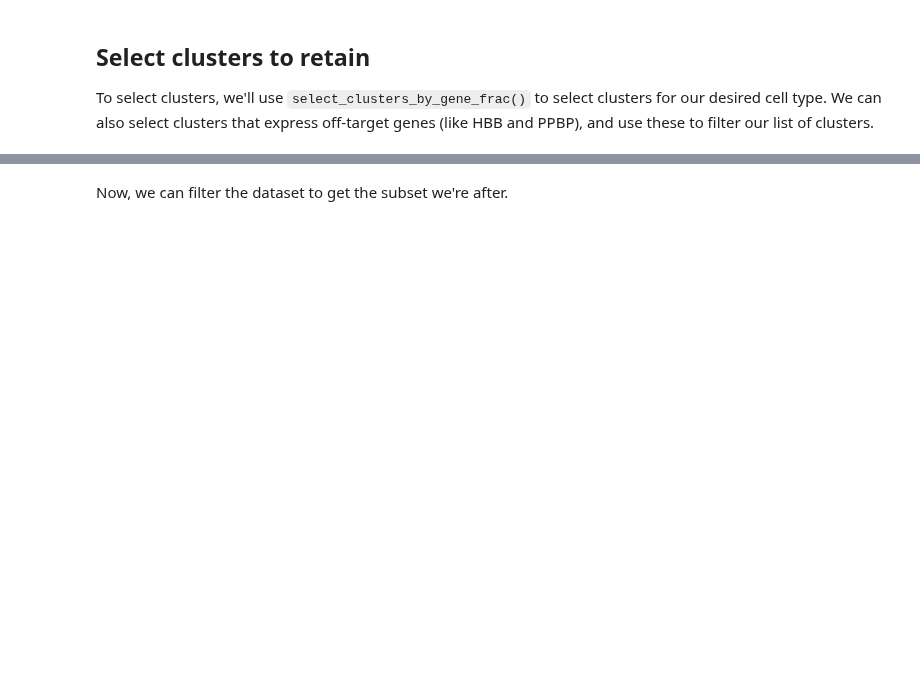
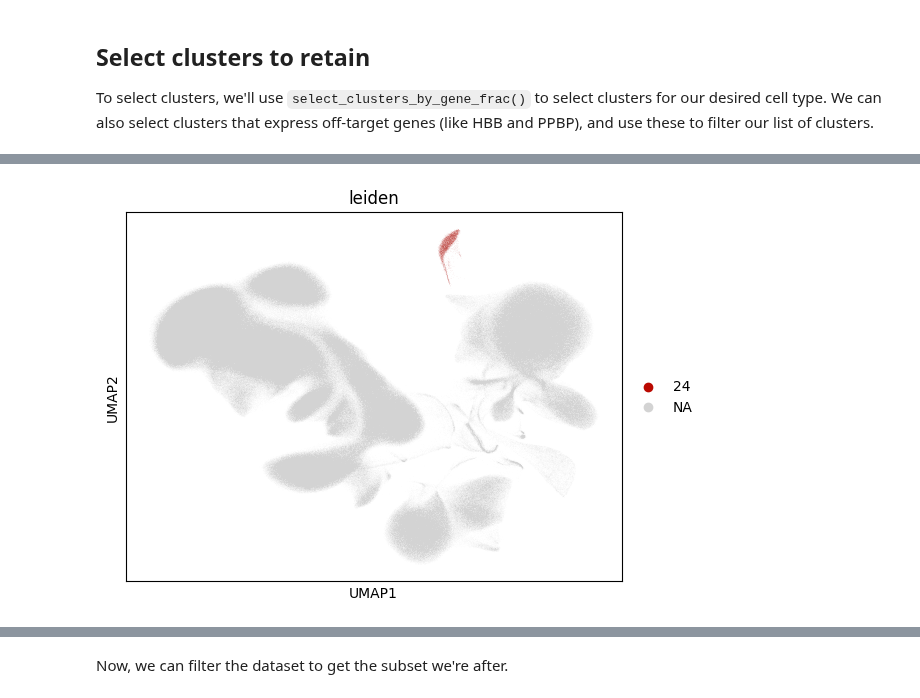
Before and after one commit to aifimmunology/aifi-healthy-pbmc-reference, a Jupyter notebook: 08-Python_Myeloid_cells.ipynb, the cells around one changed output, grey strips where cells are left out. Cells and saved outputs as stored; diff of their text form; code cells hidden in the pictures; blank space fills up the shorter version.

Commit message:
clustering runs for b, myeloid, nk, and others

```diff
--- a/08-Python_Myeloid_cells.ipynb
+++ b/08-Python_Myeloid_cells.ipynb
@@ -126,2 +131,9 @@ sc.pl.umap(adata, color = 'leiden', groups = fcn1_pos_cl)
+# %%
+il3ra_pos_cl = select_clusters_by_gene_frac(
+    adata, gene = 'IL3RA', cutoff = 0.5, clusters = 'leiden'
+)
+sc.pl.umap(adata, color = 'leiden', groups = il3ra_pos_cl)
+# %% [output]
+[figure, added]
 # %%
 ppbp_pos_cl = select_clusters_by_gene_frac(
```
Also changed, not shown: parts of 38 cells of this notebook, 1 other file.
